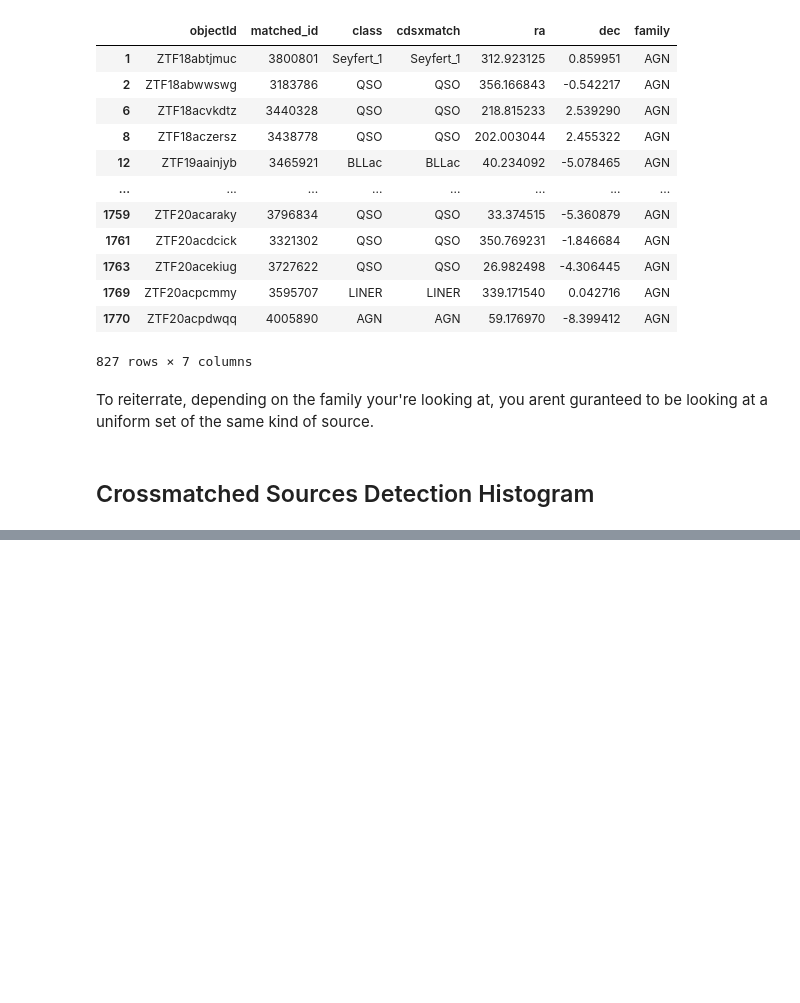
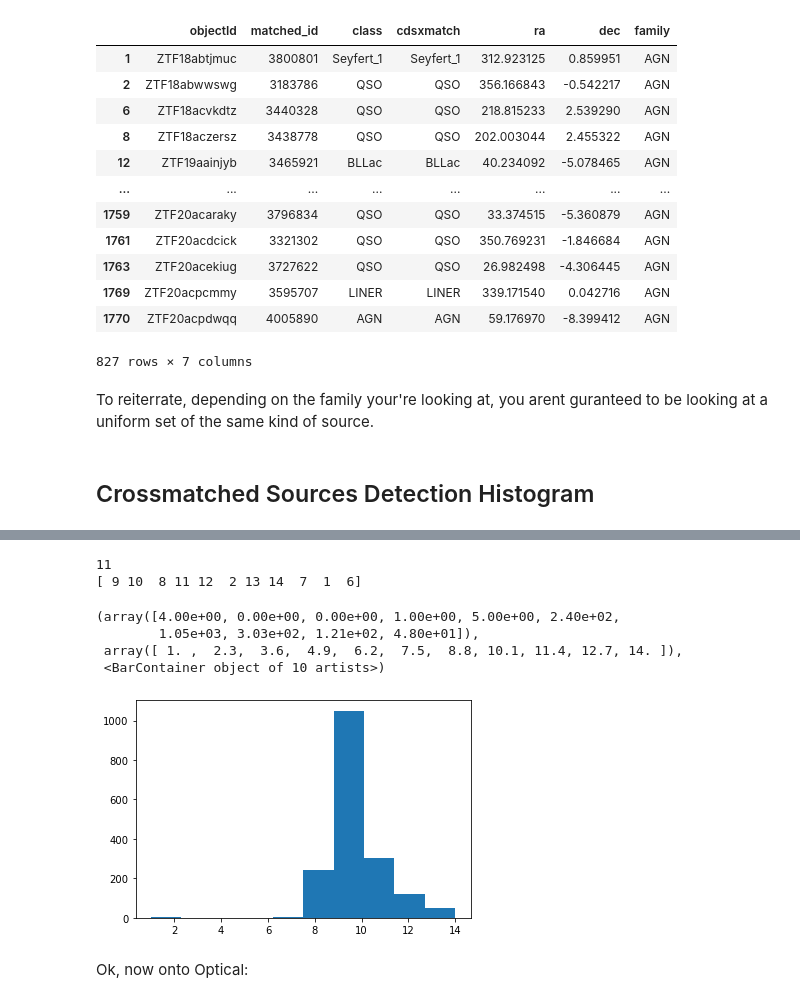
Before and after one commit to CallanG258/Project_VAST_FINK, a Jupyter notebook: FINK & VAST Crossmatched Sources 2020.ipynb, the cells around one changed output, grey strips where cells are left out. Saved outputs shown, nothing was run; the diff lists cells and outputs as text; code cells hidden in the pictures; blank space fills up the shorter version.

Commit message:
Histogram Plotting

```diff
--- a/FINK & VAST Crossmatched Sources 2020.ipynb
+++ b/FINK & VAST Crossmatched Sources 2020.ipynb
@@ -201,0 +203,31 @@ The goal of this section will be to pull the measurements made by VAST (n:measur
+# %%
+#first, pull the VAST pipeline:
+pipe=Pipeline()
+my_run=pipe.load_run('tiles_corrected')
+# %%
+#since matched id list is a list of strings, astype() converts them into intergers first
+matched_ids=cmf['matched_id'].astype('int64').to_list()
+# %%
+#pull out VAST sources from matched ids
+my_sources=my_run.sources.loc[matched_ids]
+# %%
+#pull out the measurement count for each source under the matched id
+VAST_measurement_count=my_sources['n_measurements'].astype('int64').to_list()
+# %%
+#how many unique numbers in this list are there? and what are they?
+print(len(pd.unique(VAST_measurement_count)))
+print(pd.unique(VAST_measurement_count))
+# %% [output]
+11
+[ 9 10  8 11 12  2 13 14  7  1  6]
+# %%
+#ugly, but to the point
+plt.hist(VAST_measurement_count)
+# %% [output]
+(array([4.00e+00, 0.00e+00, 0.00e+00, 1.00e+00, 5.00e+00, 2.40e+02,
+        1.05e+03, 3.03e+02, 1.21e+02, 4.80e+01]),
+ array([ 1. ,  2.3,  3.6,  4.9,  6.2,  7.5,  8.8, 10.1, 11.4, 12.7, 14. ]),
+ <BarContainer object of 10 artists>)
+[figure, added]
+# %% [markdown]
+Ok, now onto Optical:
```
Also changed, not shown: parts of 2 cells of this notebook, 1 other file.
